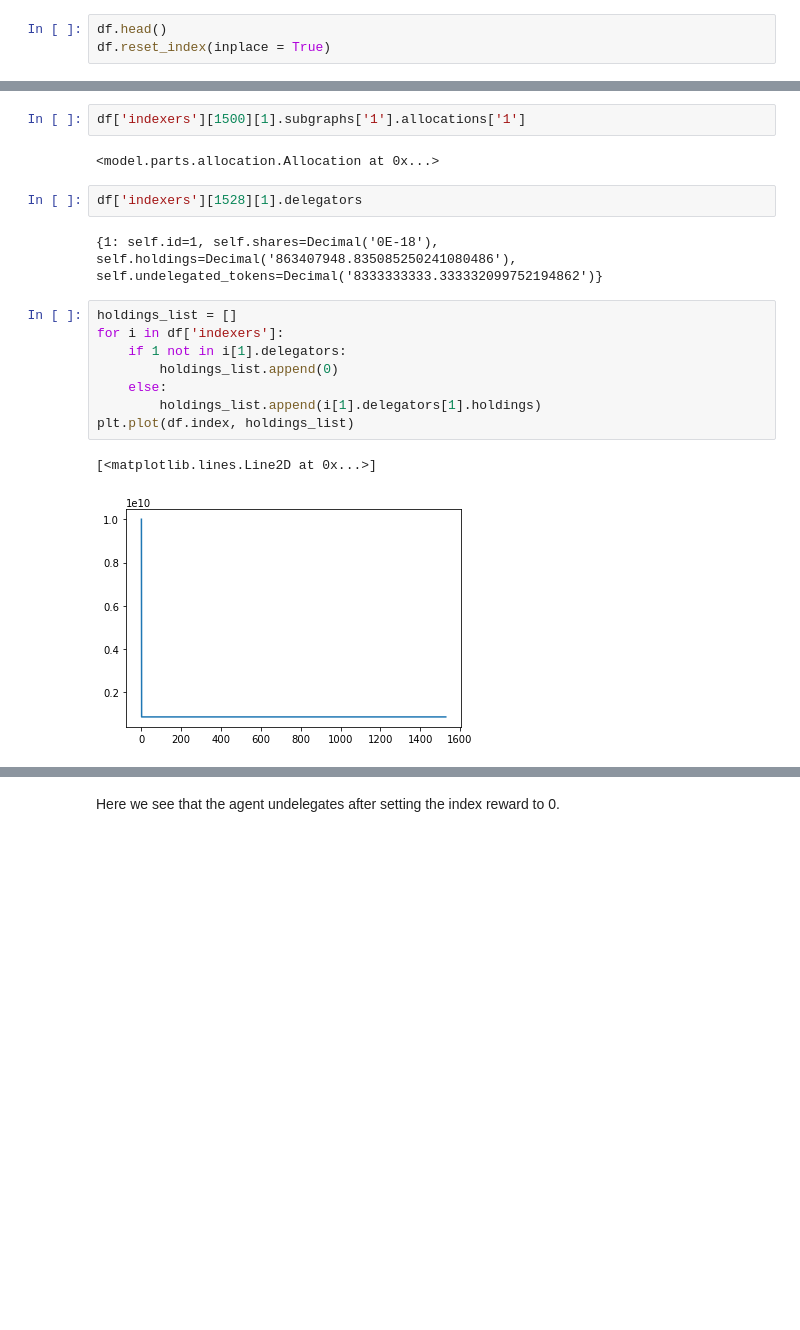
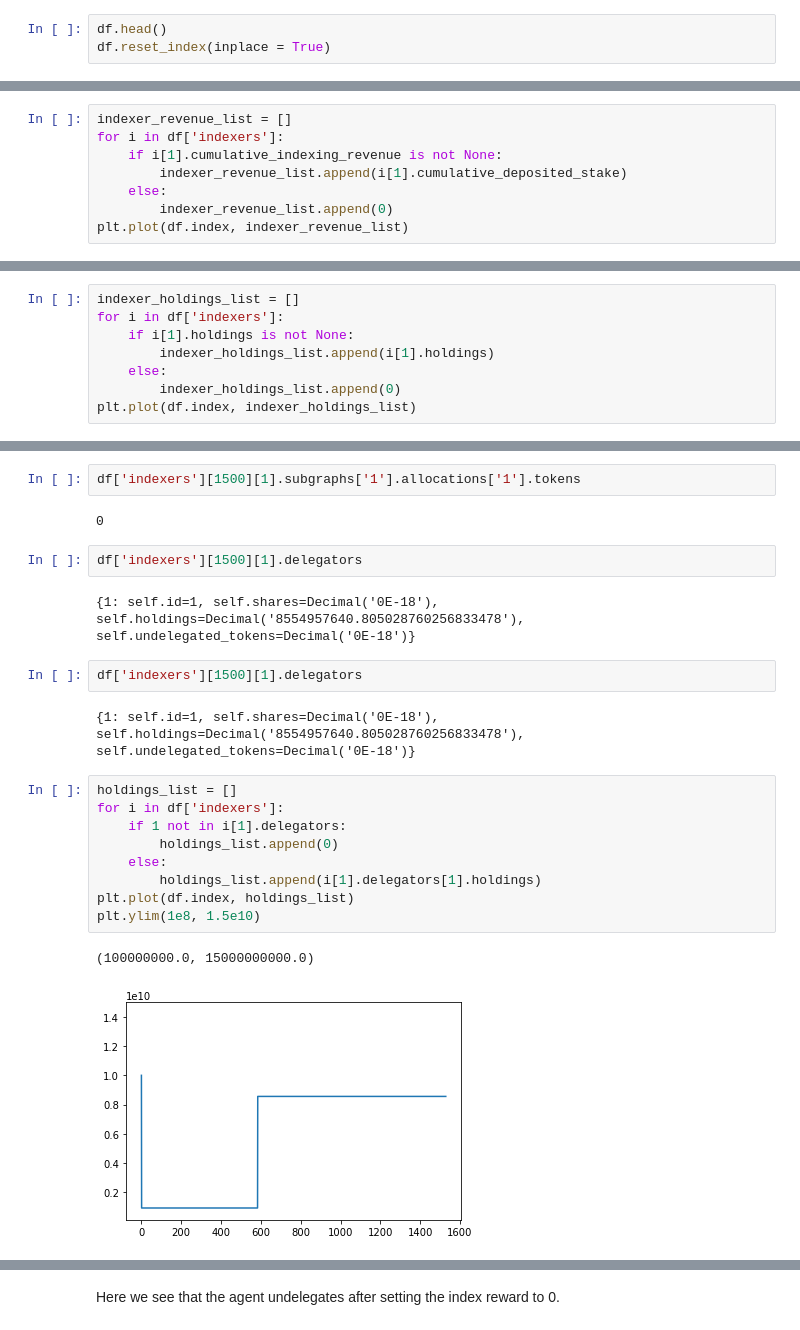
Before and after one commit to BlockScience/TheGraph, a Jupyter notebook: index_spoofer.ipynb, the cells around one changed output, grey strips where cells are left out. Cells and saved outputs as stored; diff of their text form; blank space fills up the shorter version.

```diff
--- a/index_spoofer.ipynb
+++ b/index_spoofer.ipynb
@@ -36,0 +41,8 @@ plt.plot(df.index, GRT_list)
+# %%
+indexer_revenue_list = []
+for i in df['indexers']:
+    if i[1].cumulative_indexing_revenue is not None:
+        indexer_revenue_list.append(i[1].cumulative_deposited_stake)
+    else:
+        indexer_revenue_list.append(0)
+plt.plot(df.index, indexer_revenue_list)
@@ -36,0 +52,8 @@ plt.plot(df.index, GRT_list)
+# %%
+indexer_holdings_list = []
+for i in df['indexers']:
+    if i[1].holdings is not None:
+        indexer_holdings_list.append(i[1].holdings)
+    else:
+        indexer_holdings_list.append(0)
+plt.plot(df.index, indexer_holdings_list)
@@ -37,22 +63,27 @@ plt.plot(df.index, GRT_list)
 # %%
-df['indexers'][1500][1].subgraphs['1'].allocations['1']
+df['indexers'][1500][1].subgraphs['1'].allocations['1'].tokens
 # %% [output]
-<model.parts.allocation.Allocation at 0x...>
+0
 # %%
-df['indexers'][1528][1].delegators
+df['indexers'][1500][1].delegators
 # %% [output]
-{1: self.id=1, self.shares=Decimal('0E-18'), self.holdings=Decimal('863407948.835085250241080486'), self.undelegated_tokens=Decimal('8333333333.333332099752194862')}
+{1: self.id=1, self.shares=Decimal('0E-18'), self.holdings=Decimal('8554957640.805028760256833478'), self.undelegated_tokens=Decimal('0E-18')}
+# %%
+df['indexers'][1500][1].delegators
+# %% [output]
+{1: self.id=1, self.shares=Decimal('0E-18'), self.holdings=Decimal('8554957640.805028760256833478'), self.undelegated_tokens=Decimal('0E-18')}
 # %%
 holdings_list = []
 for i in df['indexers']:
     if 1 not in i[1].delegators:
         holdings_list.append(0)
     else:
         holdings_list.append(i[1].delegators[1].holdings)
 plt.plot(df.index, holdings_list)
+plt.ylim(1e8, 1.5e10)
 # %% [output]
-[<matplotlib.lines.Line2D at 0x...>]
+(100000000.0, 15000000000.0)
-[figure, old version]
+[figure, new version]
 # %%
 undelegated_list = []
 for i in df['indexers']:
```
Also changed, not shown: parts of 11 cells of this notebook, 9 other files.
